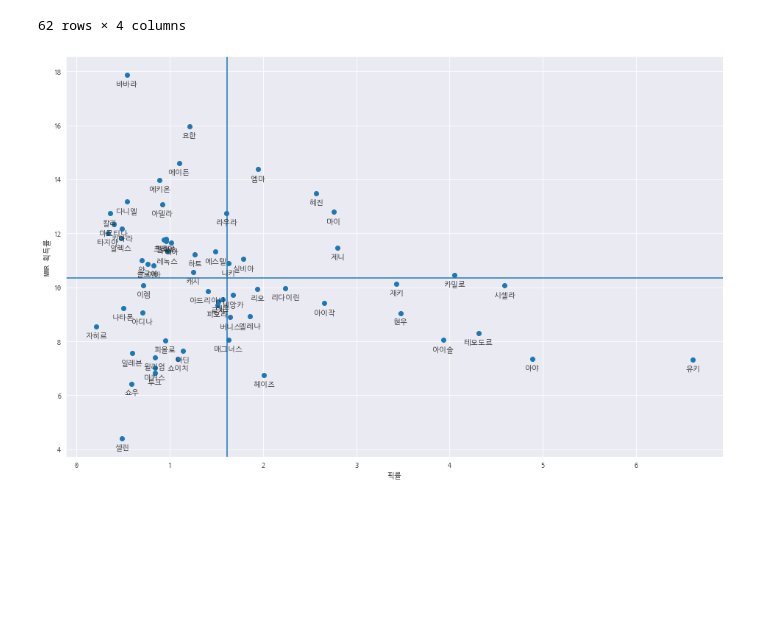
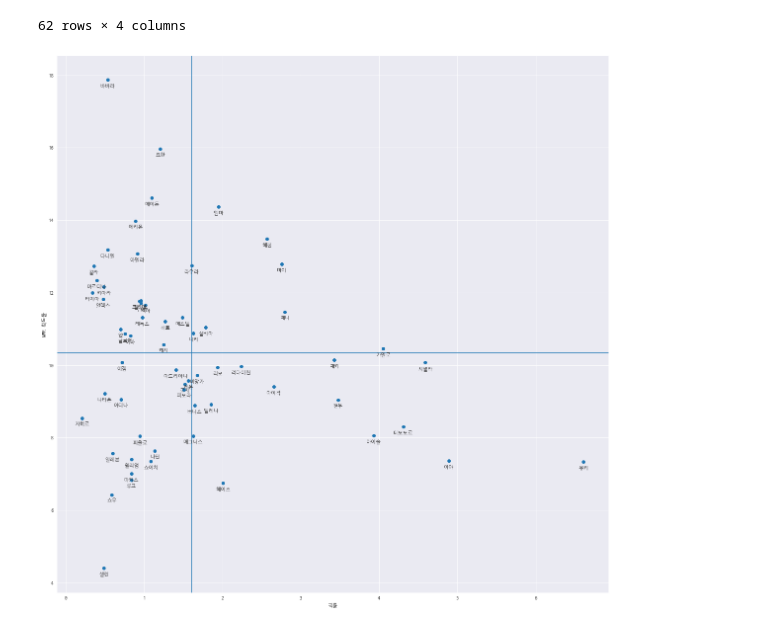
Before and after one commit to discipliner/webCrawling, a Jupyter notebook: analysis.ipynb, the cells around one changed output. Drawn from its saved outputs; the diff is of its cells as text; code cells hidden in the pictures; blank space fills up the shorter version.

```diff
--- a/analysis.ipynb
+++ b/analysis.ipynb
@@ -412,7 +412,7 @@ for i in range(1, 63):
         f'"mostSkin" : "{skinNames[skinNames.code == int(character.skinCode.value_counts().head(1).index[0])].values[0][0]}", "mostSkinCount" : {character.skinCode.value_counts().head(1).values[0]}, '
 
         # 무기(이대로 사용하면 가장 많이 사용한 무기로 나머지 무기도 통합됨)
-        # f'"characterWeapon" : "{weapon[weapon.num==character.bestWeapon.values[0]].name.values[0]}",'
+        f'"characterWeapon" : "{weapon[weapon.num==character.bestWeapon.values[0]].name.values[0]}",'
 
         # 여기부터 마지막까지 아래와 같은 리스트형식으로 무기별 분류 필요
         #  ([ {무기군1: 킬수}, {무기군2 : 킬수} ...])
@@ -465,3 +465,3 @@ Wall time: 3.17 s
 # %%
-df_characterStats.set_index('characterCode')
+df_characterStats
 # %% [output]
@@ -481,8 +481,7 @@ df_characterStats.set_index('characterCode')
 62 rows × 38 columns
 # %%
-test = df_characterStats.set_index('characterCode')
-mmr = test.averageMMR.mean()
-pick = test.pickRate.mean()
+mmr = df_characterStats.averageMMR.mean()
+pick = df_characterStats.pickRate.mean()
 # %%
 xy = pd.DataFrame()
 for i, char in df_characterStats.iterrows():
@@ -504,22 +503,19 @@ xy
 | 0 | 62 | 테오도르 | 4.31000 | 8.30000 |
 62 rows × 4 columns
 # %%
-plt.figure(figsize=(16, 10))
-# plt.plot(xy.pickRate, xy.mmrGain, 'o')
+plt.figure(figsize=(20, 20))
 plt.scatter(xy.pickRate, xy.mmrGain)
-# for i,j in xy.iterrows():
-#     plt.text(j.pickRate, j.mmrGain, j.characterName)
 plt.axhline(mmr,0,1)
 plt.axvline(pick,0,1)
 plt.xlabel('픽률')
 plt.ylabel('MMR 획득률')
-for i,j in xy.iterrows():
+for _,j in xy.iterrows():
     plt.annotate(j.characterName,
                  (j.pickRate, j.mmrGain),
                  textcoords="offset points", # 텍스트 위치를 (x,y)로 부터의 오프셋 (offset_x, offset_y)로 지정
                  xytext=(0, -15), # (x, y)로 부터의 오프셋 (offset_x, offset_y), 여기에선 y 좌표로 +20 이동합니다.
                  ha='center')
 
 plt.show()
 # %% [output]
-[figure, old version]
+[figure, new version]
```
Also changed, not shown: parts of 6 cells of this notebook.
